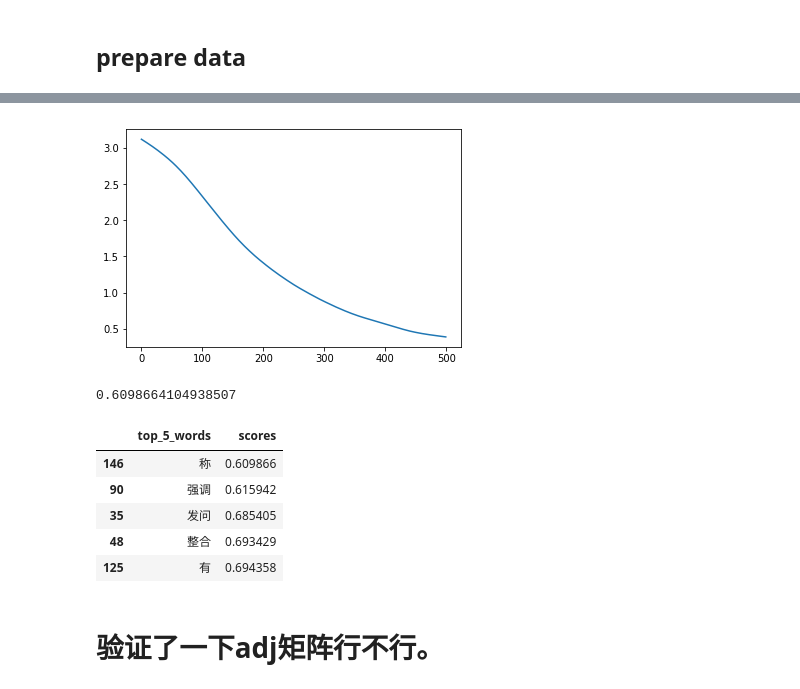
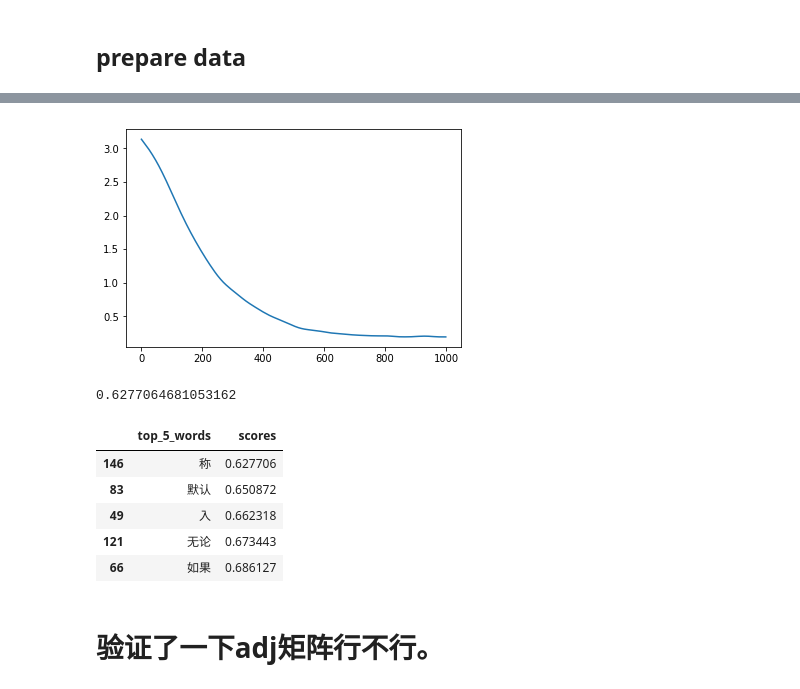
Before and after one commit to XufengXufengXufeng/try_gcn, a Jupyter notebook: gcn_word2vec.ipynb, the cells around one changed output, grey strips where cells are left out. Saved outputs shown, nothing was run; the diff lists cells and outputs as text; code cells hidden in the pictures.

```diff
--- a/gcn_word2vec.ipynb
+++ b/gcn_word2vec.ipynb
@@ -300,5 +301,5 @@ def train_gcn_embedder(n_gcn=2,epochs=10):
     pd.Series(losses).plot();
     return gcn_embeddings,losses,gcn_embedder
 # %%
-gcn_embeddings,losses,gcn_embedder = train_gcn_embedder(epochs=500)
+gcn_embeddings,losses,gcn_embedder = train_gcn_embedder(epochs=1000)
 # %% [output]
@@ -322,17 +323,17 @@ epoch 496 has loss 0.39
-[figure, old version]
+[figure, new version]
 # %%
 compare_words("表示","称",gcn_embeddings)
 # %% [output]
-0.6098664104938507
+0.6277064681053162
 # %%
 get_top_similar_words("表示",gcn_embeddings)
 # %% [output]
 |  | top_5_words | scores |
-| 146 | 称 | 0.609866 |
-| 90 | 强调 | 0.615942 |
-| 35 | 发问 | 0.685405 |
-| 48 | 整合 | 0.693429 |
-| 125 | 有 | 0.694358 |
+| 146 | 称 | 0.627706 |
+| 83 | 默认 | 0.650872 |
+| 49 | 入 | 0.662318 |
+| 121 | 无论 | 0.673443 |
+| 66 | 如果 | 0.686127 |
 # %% [markdown]
 # 验证了一下adj矩阵行不行。
 # %%
```
Also changed, not shown: parts of 19 cells of this notebook.
